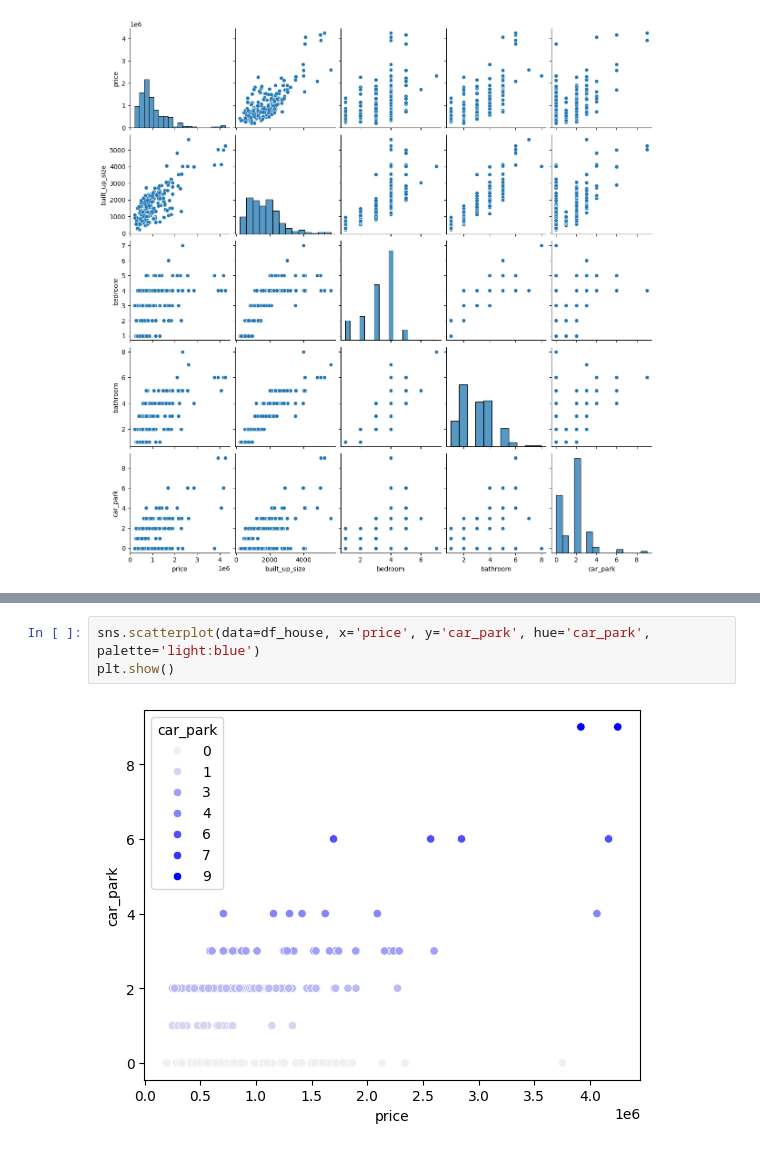
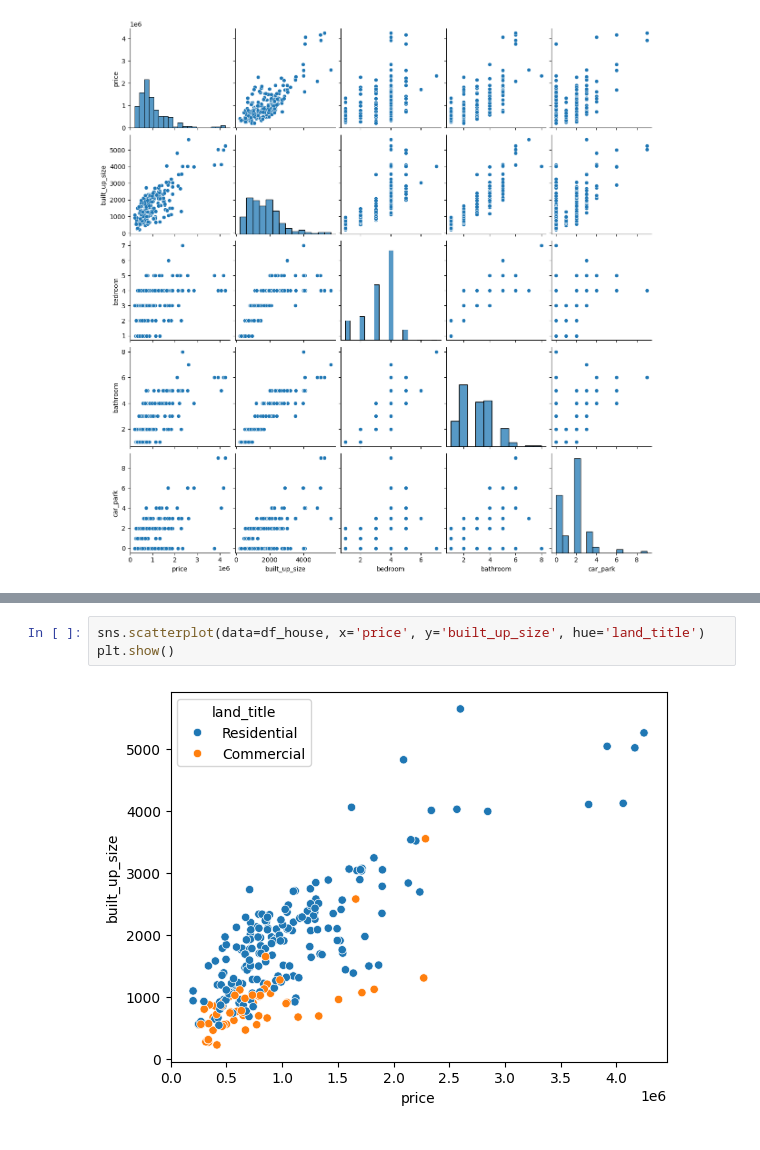
Before and after one commit to Bsting/fc_aps_mini_project_1, a Jupyter notebook: eda/iproperty_eda.ipynb, the cells around one changed output, grey strips where cells are left out. Saved outputs shown, nothing was run; the diff lists cells and outputs as text.

```diff
--- a/eda/iproperty_eda.ipynb
+++ b/eda/iproperty_eda.ipynb
@@ -693,5 +722,5 @@ plt.show()
-# %%
-sns.scatterplot(data=df_house, x='price', y='car_park', hue='car_park', palette='light:blue')
-plt.show()
-# %% [output]
-[figure, removed]
+# %%
+sns.scatterplot(data=df_house, x='price', y='built_up_size', hue='land_title')
+plt.show()
+# %% [output]
+[figure, added]
```
Also changed, not shown: parts of 10 cells of this notebook.
